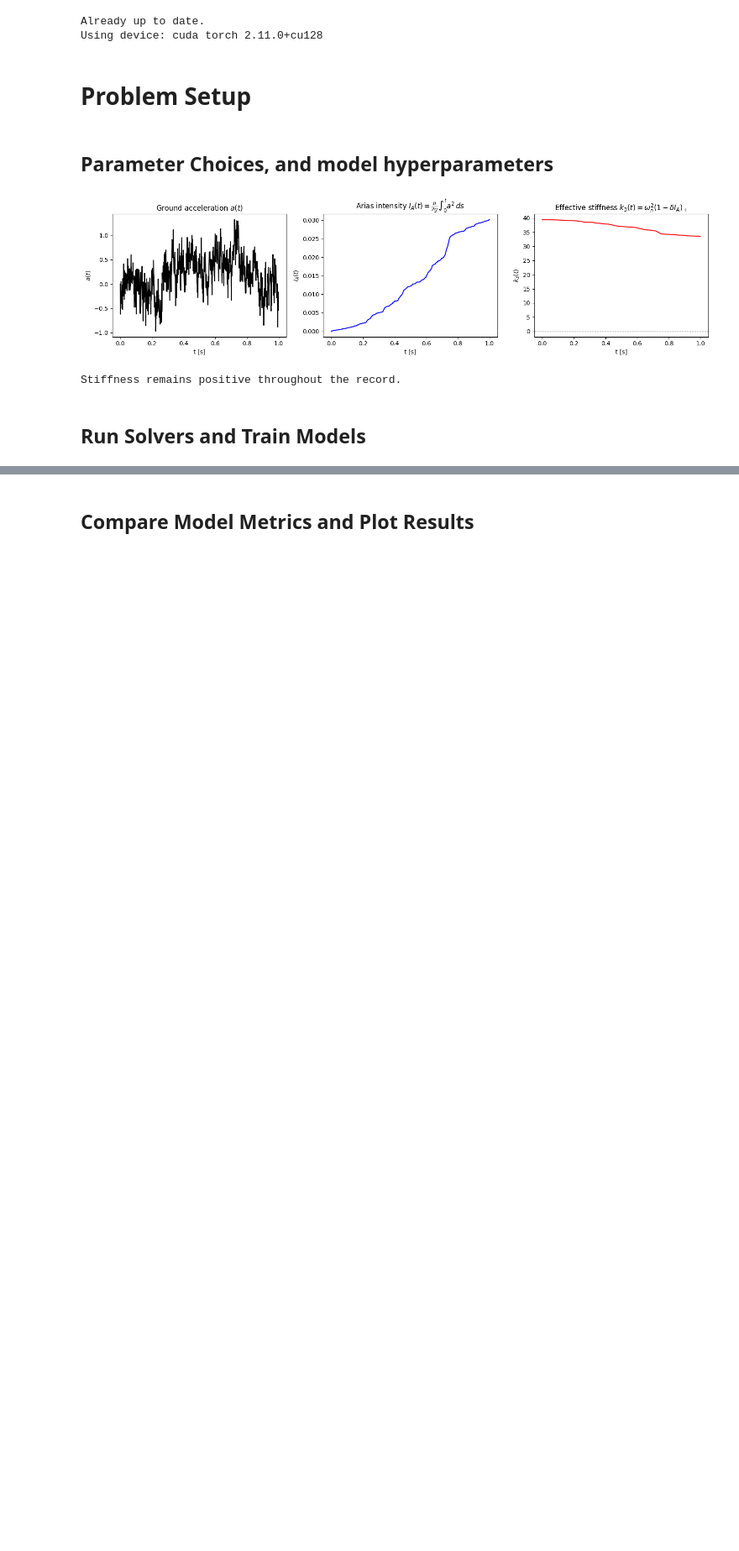
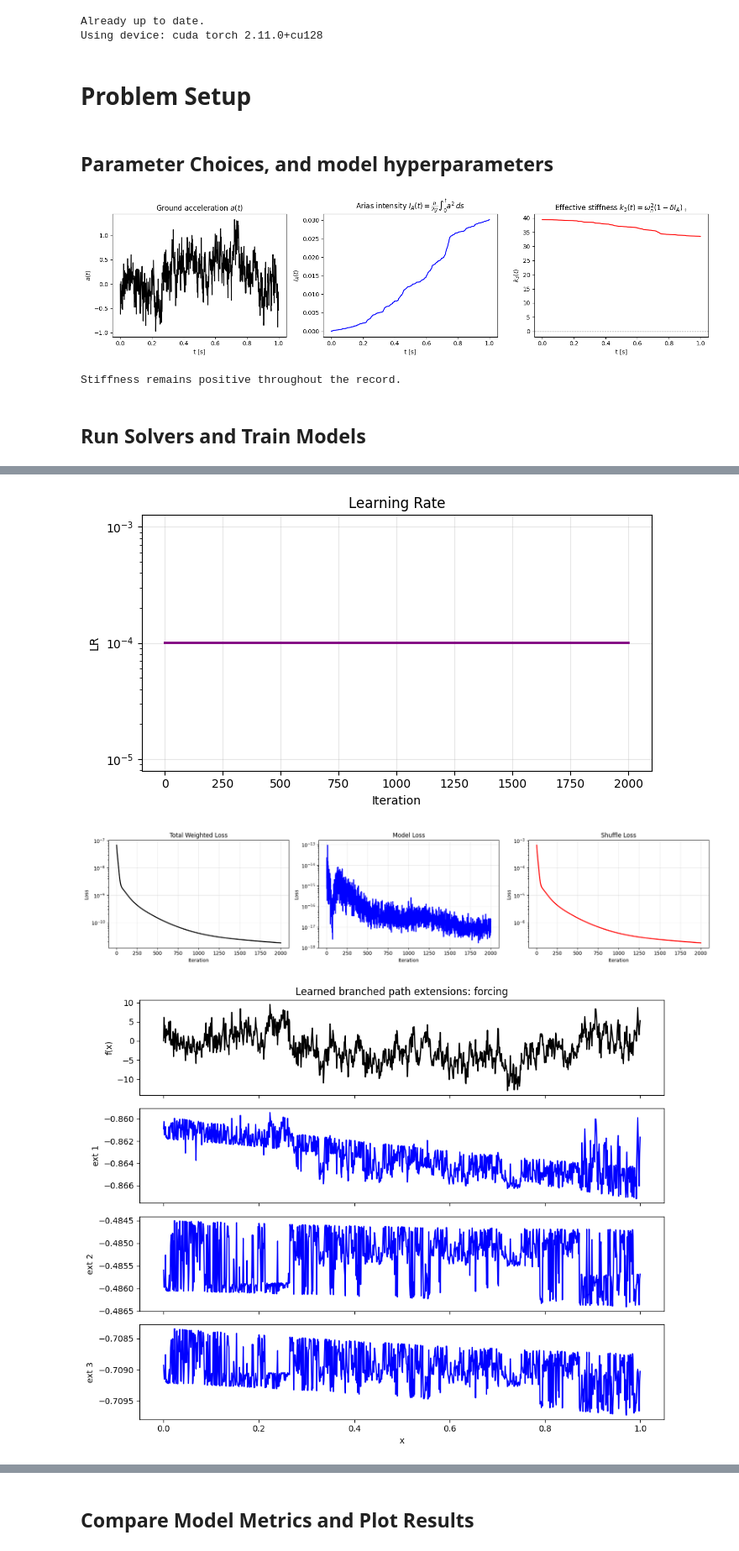
Before and after one commit to CharliePyle4/BSK_ODE, a Jupyter notebook: experiments/6_5_Arias_complete.ipynb, the cells around one changed output, grey strips where cells are left out. Shown at 84% size. Cells and saved outputs as stored; diff of their text form; code cells hidden in the pictures; blank space fills up the shorter version.

```diff
--- a/experiments/6_5_Arias_complete.ipynb
+++ b/experiments/6_5_Arias_complete.ipynb
@@ -239,0 +242,15 @@ Overall true final loss=2.460e-04
+# %%
+plot_training_history(training_history, use_log_scale = True)
+
+# Learned extensions
+with torch.no_grad():
+    X_base = torch.stack([x, forcing], dim=1)
+    learned_ext = path_ext(X_base)
+    X_full_ext = torch.cat([X_base, learned_ext], dim=1)
+
+plot_learned_extensions(x, forcing, X_full_ext, title_prefix="Learned branched path extensions")
+plot_shuffle_residual_matrix(x, forcing, path_ext)
+# %% [output]
+[figure, added]
+[figure, added]
+[figure, added]
```
Also changed, not shown: parts of 7 cells of this notebook, 1 other file.
